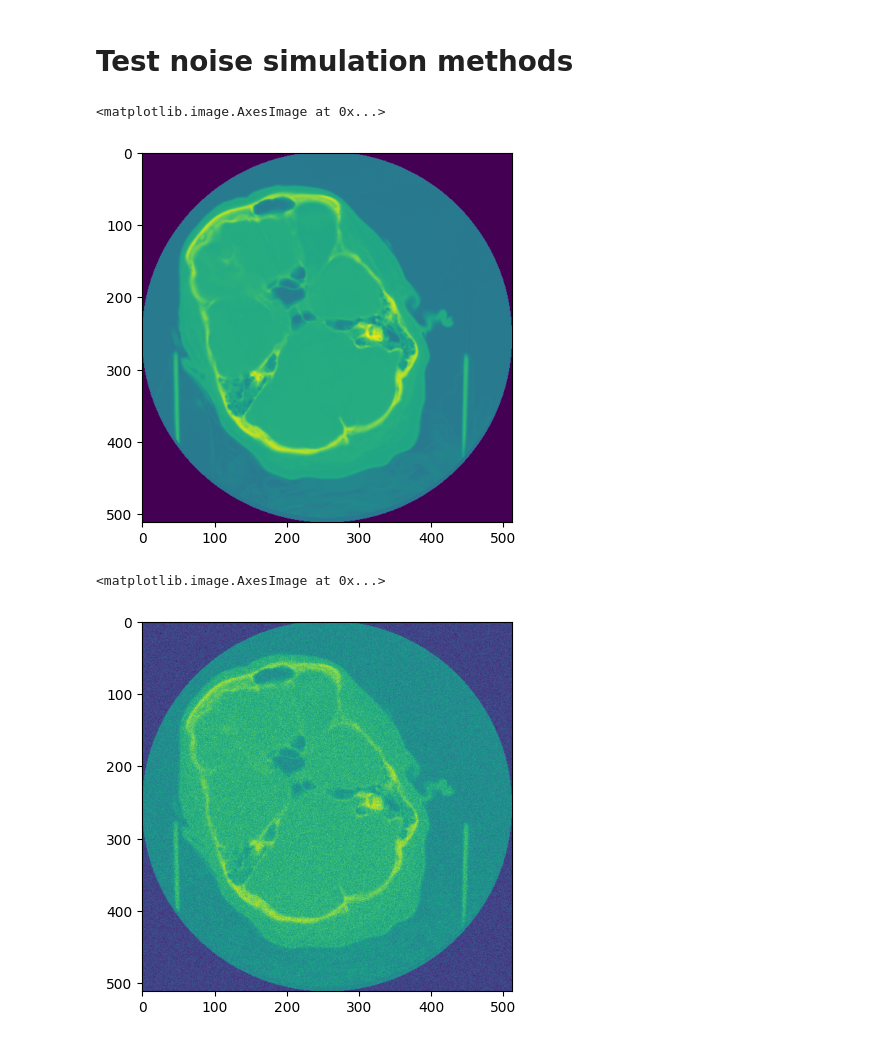
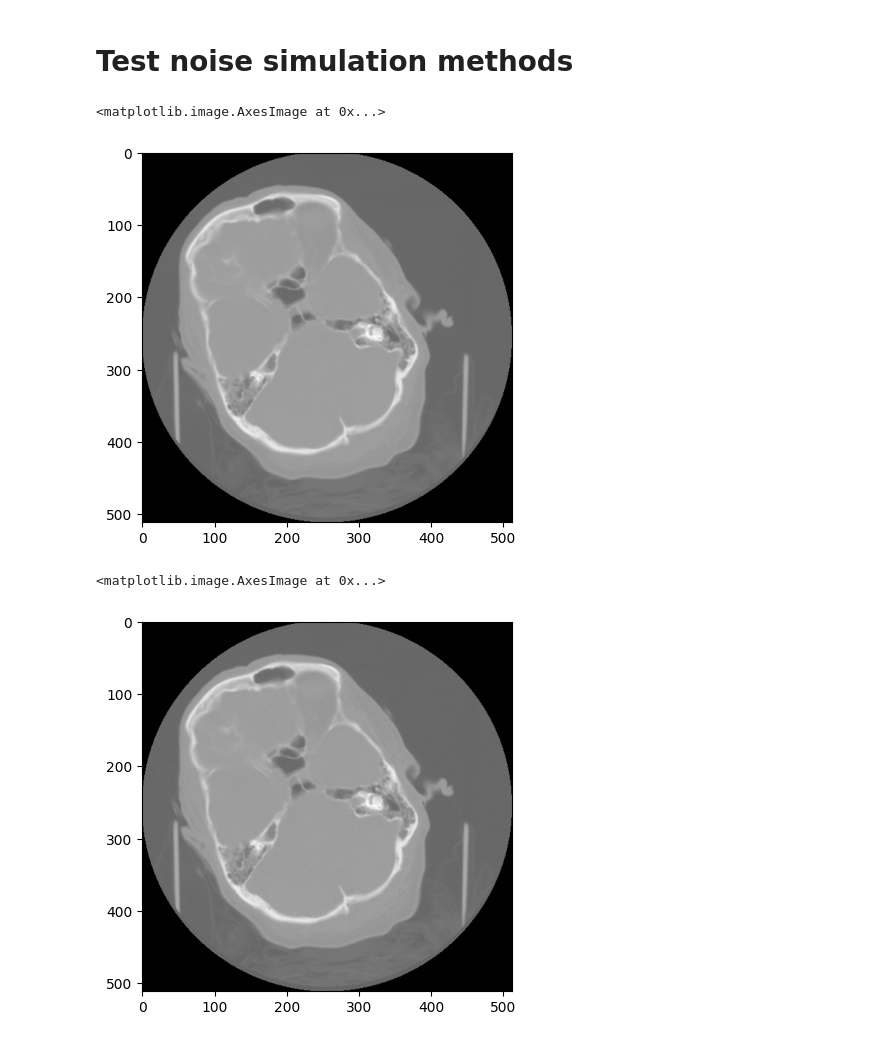
Before and after one commit to jpscardoso97/ich-detection, a Jupyter notebook: notebooks/noise_simulation_tests.ipynb, the cells around one changed output. Drawn from its saved outputs; the diff is of its cells as text; code cells hidden in the pictures.

Commit message:
Convert image to grayscale on noise simulation notebook

```diff
--- a/notebooks/noise_simulation_tests.ipynb
+++ b/notebooks/noise_simulation_tests.ipynb
@@ -17,20 +18,30 @@ from scripts.noise_simulation import NoiseConfiguration, NoiseSimulator, NoiseTy
 img_path = 'data/raw/test.dcm'
 img_dicom = pydicom.dcmread(img_path)
 # convert to numpy array
-img = img_dicom.pixel_array
+# Check the PhotometricInterpretation metadata
+if img_dicom.PhotometricInterpretation == 'MONOCHROME1':
+    image = np.invert(img_dicom.pixel_array)
+else:
+    image = img_dicom.pixel_array
+
+# Rescale the pixel values to [0, 255]
+image = cv2.normalize(image, None, 0, 255, cv2.NORM_MINMAX, cv2.CV_8U)
+
+# Convert to grayscale
+grayscale_image = cv2.cvtColor(image, cv2.COLOR_GRAY2RGB)
 
 # show original image
-plt.imshow(img)
+plt.imshow(grayscale_image)
 # %% [output]
 <matplotlib.image.AxesImage at 0x...>
-[figure, old version]
+[figure, new version]
 # %%
 # noise_types, noise_levels, train_noise_ratio, val_noise_ratio, test_noise_ratio
 simulation_config = NoiseConfiguration([NoiseType.GAUSSIAN], [0.01])
-noisy_img = NoiseSimulator.apply_noise(img, simulation_config)
+noisy_img = NoiseSimulator.apply_noise(grayscale_image, simulation_config)
 
 # show noisy image
 plt.imshow(noisy_img)
 # %% [output]
 <matplotlib.image.AxesImage at 0x...>
-[figure, old version]
+[figure, new version]
```
Also changed, not shown: parts of 1 cell of this notebook, 1 other file.
